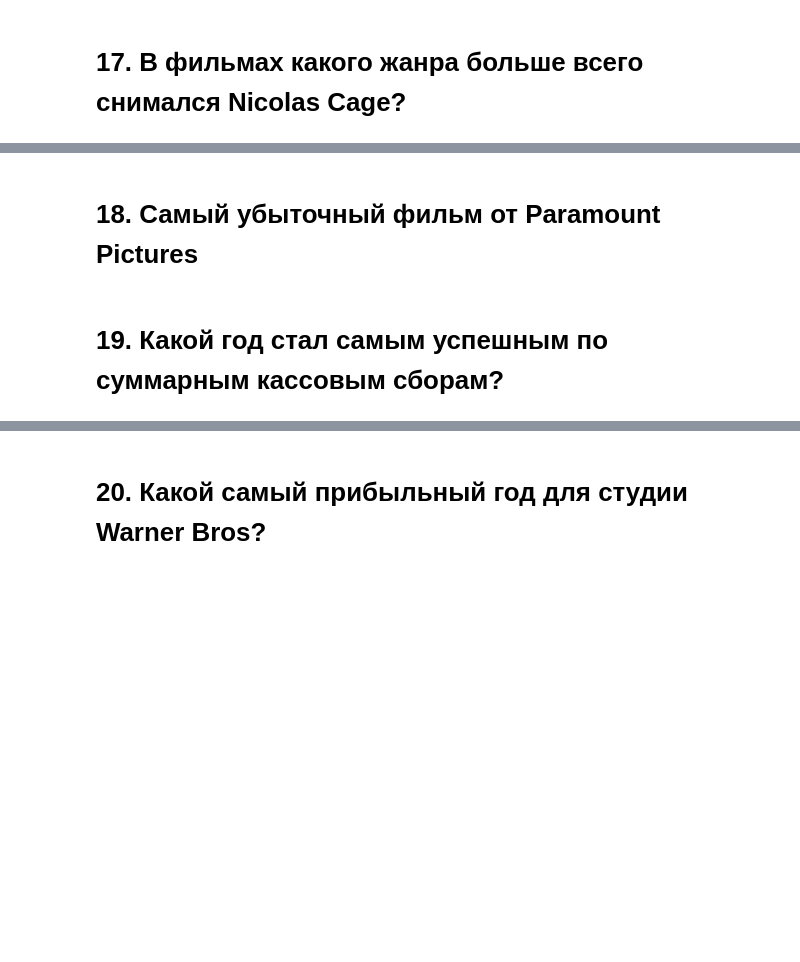
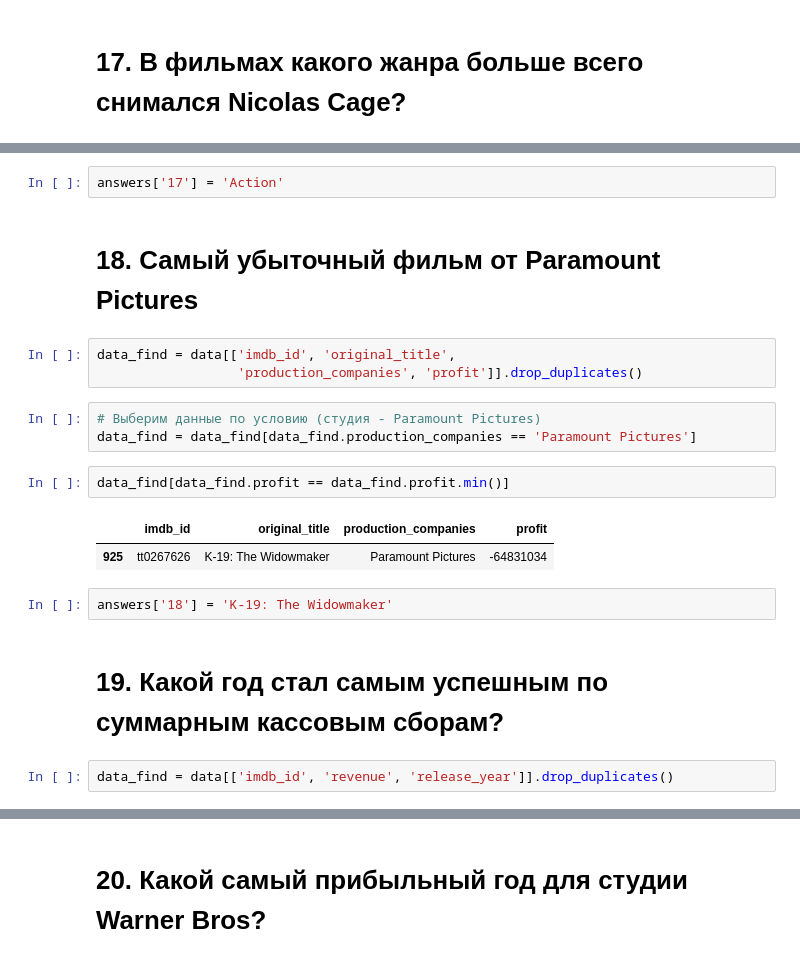
Before and after one commit to aburlev/Study, a Jupyter notebook: module_1/Movies_IMBD_v4.1_TEMPLATE.ipynb, the cells around one changed output, grey strips where cells are left out. Drawn from its saved outputs; the diff is of its cells as text; blank space fills up the shorter version.

```diff
--- a/module_1/Movies_IMBD_v4.1_TEMPLATE.ipynb
+++ b/module_1/Movies_IMBD_v4.1_TEMPLATE.ipynb
@@ -159,4 +487,21 @@ answers
+# %%
+answers['17'] = 'Action'
 # %% [markdown]
 # 18. Самый убыточный фильм от Paramount Pictures
+# %%
+data_find = data[['imdb_id', 'original_title',
+                  'production_companies', 'profit']].drop_duplicates()
+# %%
+# Выберим данные по условию (студия - Paramount Pictures)
+data_find = data_find[data_find.production_companies == 'Paramount Pictures']
+# %%
+data_find[data_find.profit == data_find.profit.min()]
+# %% [output]
+|  | imdb_id | original_title | production_companies | profit |
+| 925 | tt0267626 | K-19: The Widowmaker | Paramount Pictures | -64831034 |
+# %%
+answers['18'] = 'K-19: The Widowmaker'
 # %% [markdown]
 # 19. Какой год стал самым успешным по суммарным кассовым сборам?
+# %%
+data_find = data[['imdb_id', 'revenue', 'release_year']].drop_duplicates()
```
Also changed, not shown: parts of 113 cells of this notebook.
